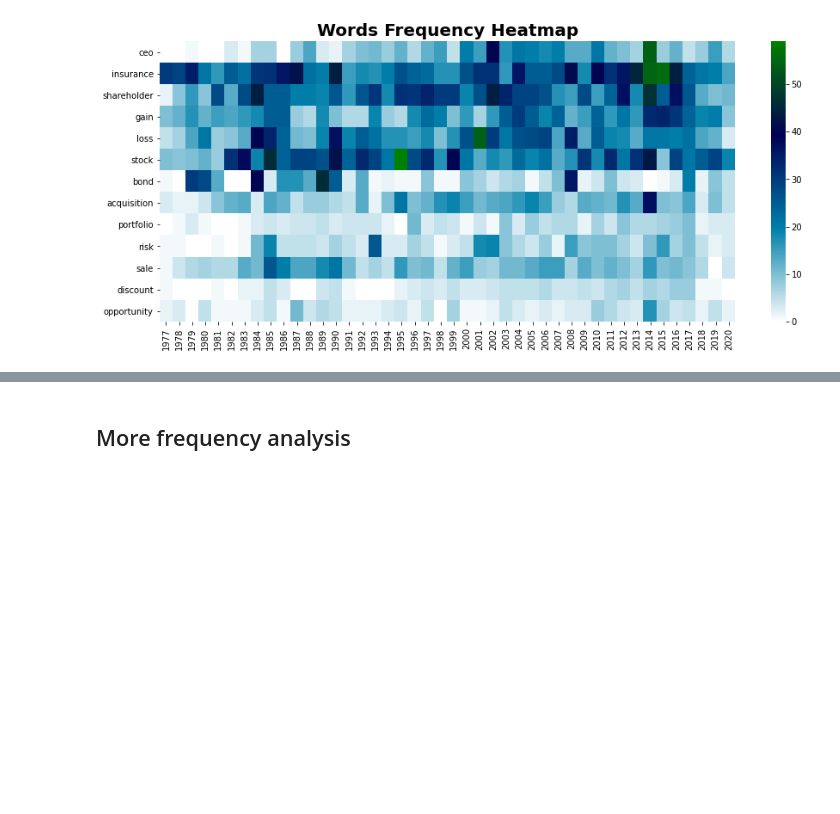
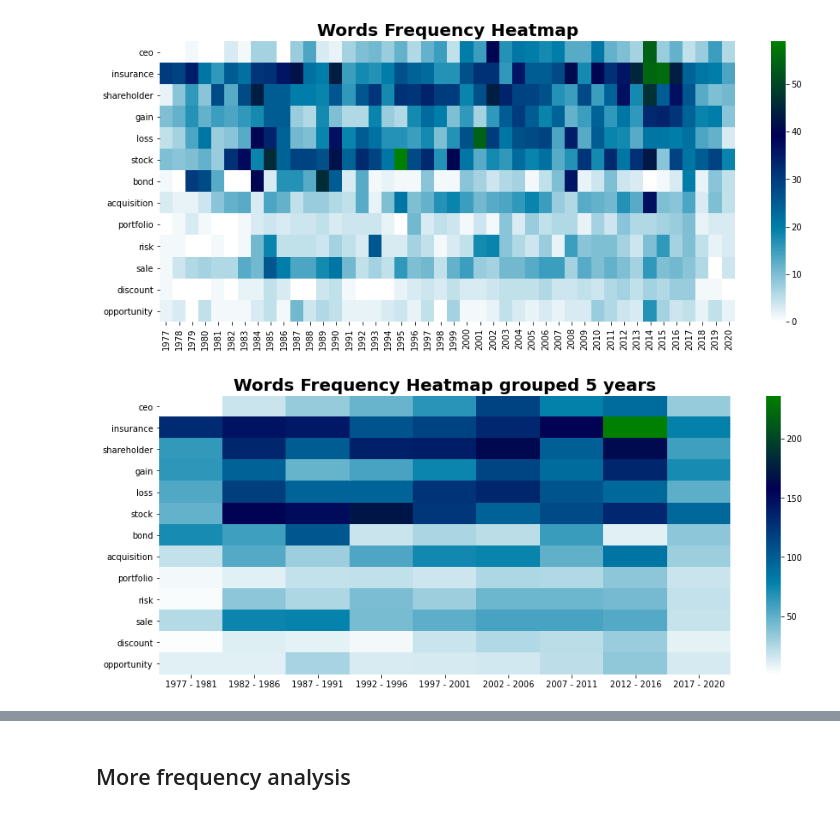
Before and after one commit to jairNeto/warren_buffet_letters, a Jupyter notebook: warren_buffet.ipynb, the cells around one changed output, grey strips where cells are left out. Drawn from its saved outputs; the diff is of its cells as text; code cells hidden in the pictures; blank space fills up the shorter version.

```diff
--- a/warren_buffet.ipynb
+++ b/warren_buffet.ipynb
@@ -123,3 +123,13 @@ for col in df_filtered.columns:
         df_heat.columns = [col]
     else:
         df_heat[col] = x
+# %%
+columns = df_frequency_heat.columns
+n_cols = len(columns)
+grouped_df_cols = []
+for i in range(0, n_cols, 5):
+    j = i + 4
+    if j >= n_cols:
+        j = n_cols - 1
+    grouped_df_cols.append(f'{columns[i]} - {columns[j]}')
+grouped_df = pd.DataFrame(columns=grouped_df_cols)
@@ -126,3 +140,8 @@ for col in df_filtered.columns:
+# %%
+for i in range(len(grouped_df_cols)):
+    begin = i * 5
+    end = (i + 1) * 5
+    grouped_df[grouped_df_cols[i]] = df_frequency_heat.iloc[:, begin:end].sum(axis=1)
 # %%
 key_words = ['ceo', 'insurance', 'shareholder', 'gain', 'loss', 'stock', 'bond',
              'acquisition', 'portfolio', 'risk', 'sale',
@@ -132,3 +151,7 @@ df_frequency_heat = df_heat.loc[key_words].fillna(0)
 draw_heatmap(df_frequency_heat, cmap='ocean_r', ylabel='', xlabel='', title='Words Frequency Heatmap')
 # %% [output]
 [figure]
+# %%
+draw_heatmap(grouped_df, cmap='ocean_r', ylabel='', xlabel='', title='Words Frequency Heatmap grouped 5 years')
+# %% [output]
+[figure, added]
```
Also changed, not shown: parts of 4 cells of this notebook.
